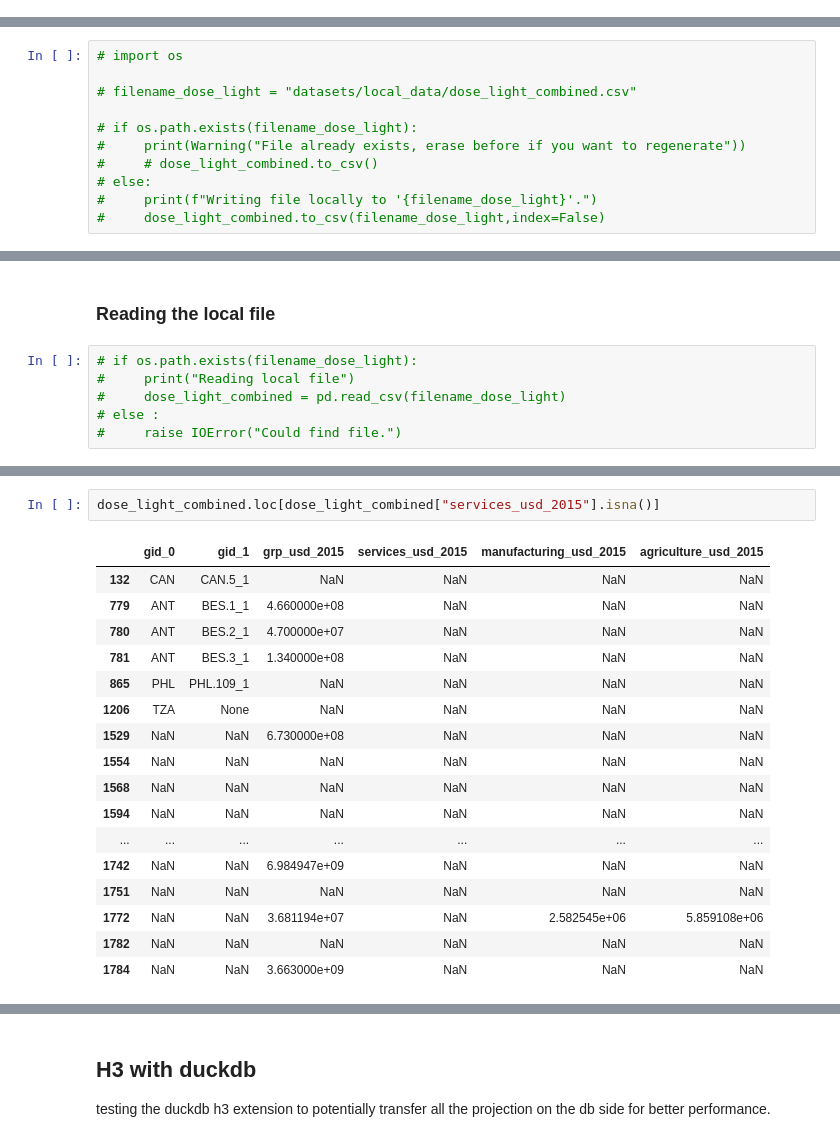
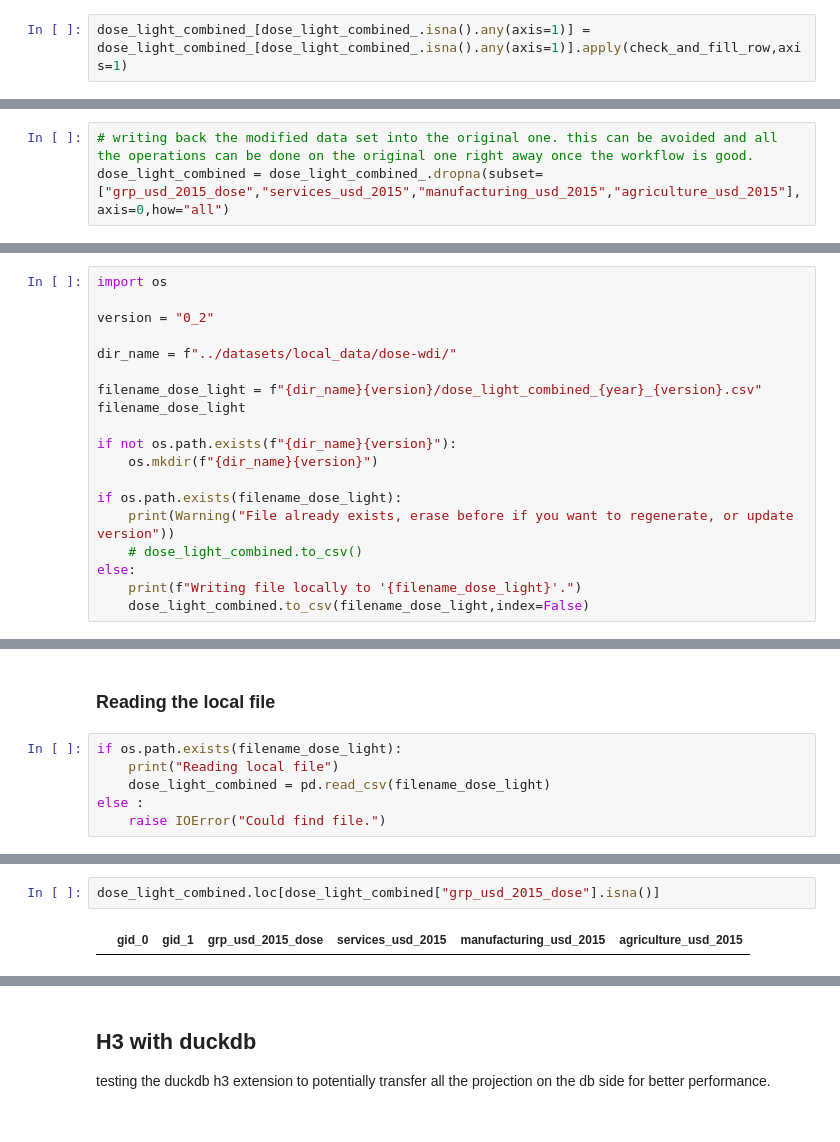
Before and after one commit to nismod/global-econ-data, a Jupyter notebook: notebooks/missing_countries.ipynb, the cells around one changed output, grey strips where cells are left out. Drawn from its saved outputs; the diff is of its cells as text.

```diff
--- a/notebooks/missing_countries.ipynb
+++ b/notebooks/missing_countries.ipynb
@@ -1121,0 +954,2 @@ print(dose_light_combined.shape)
+# %%
+dose_light_combined_[dose_light_combined_.isna().any(axis=1)] = dose_light_combined_[dose_light_combined_.isna().any(axis=1)].apply(check_and_fill_row,axis=1)
@@ -1122,3 +985,6 @@ print(dose_light_combined.shape)
+# %%
+# writing back the modified data set into the original one. this can be avoided and all the operations can be done on the original one right away once the workflow is good.
+dose_light_combined = dose_light_combined_.dropna(subset=["grp_usd_2015_dose","services_usd_2015","manufacturing_usd_2015","agriculture_usd_2015"],axis=0,how="all")
 # %% [markdown]
 ## Validations
 Running some tests on the data to identify problems
@@ -1183,14 +1076,22 @@ val.loc[(np.abs(val["grp_usd_2015_wdi"]-val["grp_usd_2015_dose"])/val["grp_usd_2
 | 68 | 6.083310e+10 | Tanzania | TZA | 4.741392e+10 |
 | 71 | 7.408962e+10 | Uzbekistan | UZB | 8.619626e+10 |
 # %%
-# import os
+import os
 
-# filename_dose_light = "datasets/local_data/dose_light_combined.csv"
+version = "0_2"
 
-# if os.path.exists(filename_dose_light):
-#     print(Warning("File already exists, erase before if you want to regenerate"))
-#     # dose_light_combined.to_csv()
-# else:
-#     print(f"Writing file locally to '{filename_dose_light}'.")
-#     dose_light_combined.to_csv(filename_dose_light,index=False)
+dir_name = f"../datasets/local_data/dose-wdi/"
+
+filename_dose_light = f"{dir_name}{version}/dose_light_combined_{year}_{version}.csv"
+filename_dose_light
+
+if not os.path.exists(f"{dir_name}{version}"):
+    os.mkdir(f"{dir_name}{version}")
+
+if os.path.exists(filename_dose_light):
+    print(Warning("File already exists, erase before if you want to regenerate, or update version"))
+    # dose_light_combined.to_csv()
+else:
+    print(f"Writing file locally to '{filename_dose_light}'.")
+    dose_light_combined.to_csv(filename_dose_light,index=False)
 # %% [output]
@@ -1199,8 +1099,8 @@ OSError: Cannot save file into a non-existent directory: 'datasets/local_data'
 # %% [markdown]
 ### Reading the local file
 # %%
-# if os.path.exists(filename_dose_light):
-#     print("Reading local file")
-#     dose_light_combined = pd.read_csv(filename_dose_light)
-# else :
-#     raise IOError("Could find file.")
+if os.path.exists(filename_dose_light):
+    print("Reading local file")
+    dose_light_combined = pd.read_csv(filename_dose_light)
+else :
+    raise IOError("Could find file.")
@@ -1210,21 +1118,5 @@ dose_light_combined.head(3)
 # %%
-dose_light_combined.loc[dose_light_combined["services_usd_2015"].isna()]
+dose_light_combined.loc[dose_light_combined["grp_usd_2015_dose"].isna()]
 # %% [output]
-|  | gid_0 | gid_1 | grp_usd_2015 | services_usd_2015 | manufacturing_usd_2015 | agriculture_usd_2015 |
-| 132 | CAN | CAN.5_1 | NaN | NaN | NaN | NaN |
-| 779 | ANT | BES.1_1 | 4.660000e+08 | NaN | NaN | NaN |
-| 780 | ANT | BES.2_1 | 4.700000e+07 | NaN | NaN | NaN |
-| 781 | ANT | BES.3_1 | 1.340000e+08 | NaN | NaN | NaN |
-| 865 | PHL | PHL.109_1 | NaN | NaN | NaN | NaN |
-| 1206 | TZA | None | NaN | NaN | NaN | NaN |
-| 1529 | NaN | NaN | 6.730000e+08 | NaN | NaN | NaN |
-| 1554 | NaN | NaN | NaN | NaN | NaN | NaN |
-| 1568 | NaN | NaN | NaN | NaN | NaN | NaN |
-| 1594 | NaN | NaN | NaN | NaN | NaN | NaN |
-| ... | ... | ... | ... | ... | ... | ... |
-| 1742 | NaN | NaN | 6.984947e+09 | NaN | NaN | NaN |
-| 1751 | NaN | NaN | NaN | NaN | NaN | NaN |
-| 1772 | NaN | NaN | 3.681194e+07 | NaN | 2.582545e+06 | 5.859108e+06 |
-| 1782 | NaN | NaN | NaN | NaN | NaN | NaN |
-| 1784 | NaN | NaN | 3.663000e+09 | NaN | NaN | NaN |
+|  | gid_0 | gid_1 | grp_usd_2015_dose | services_usd_2015 | manufacturing_usd_2015 | agriculture_usd_2015 |
 # %%
```
Also changed, not shown: parts of 137 cells of this notebook, 1 other file.
